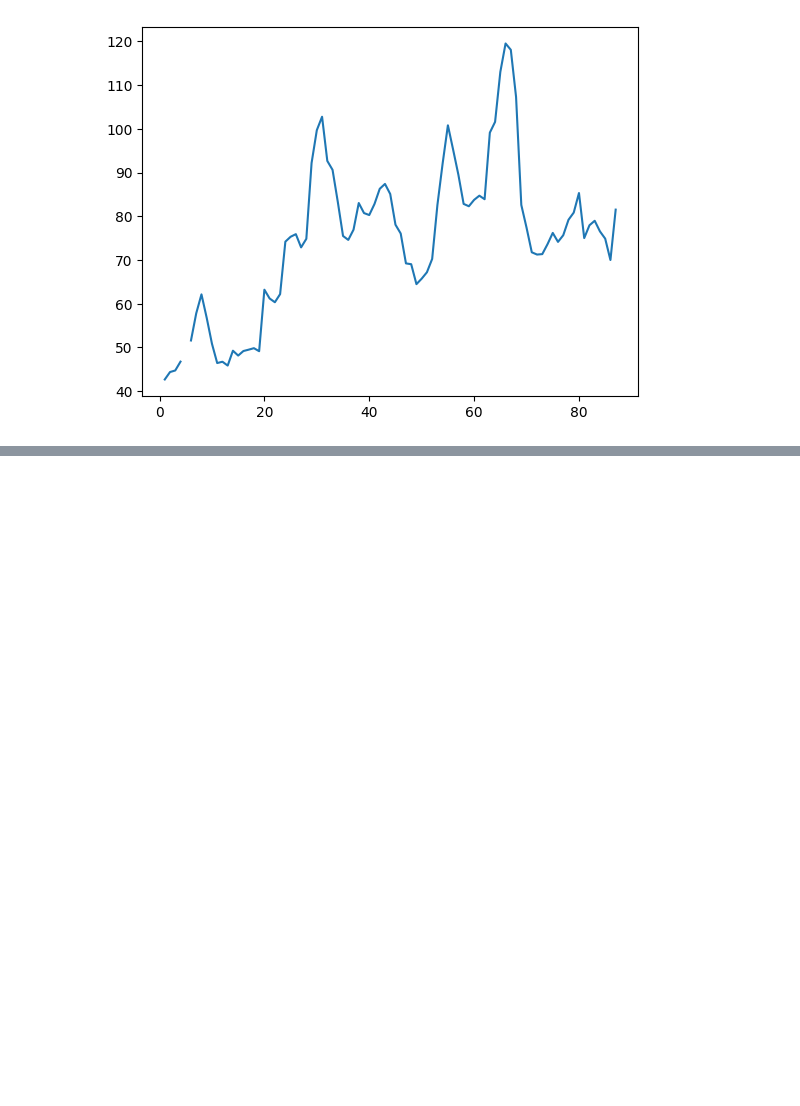
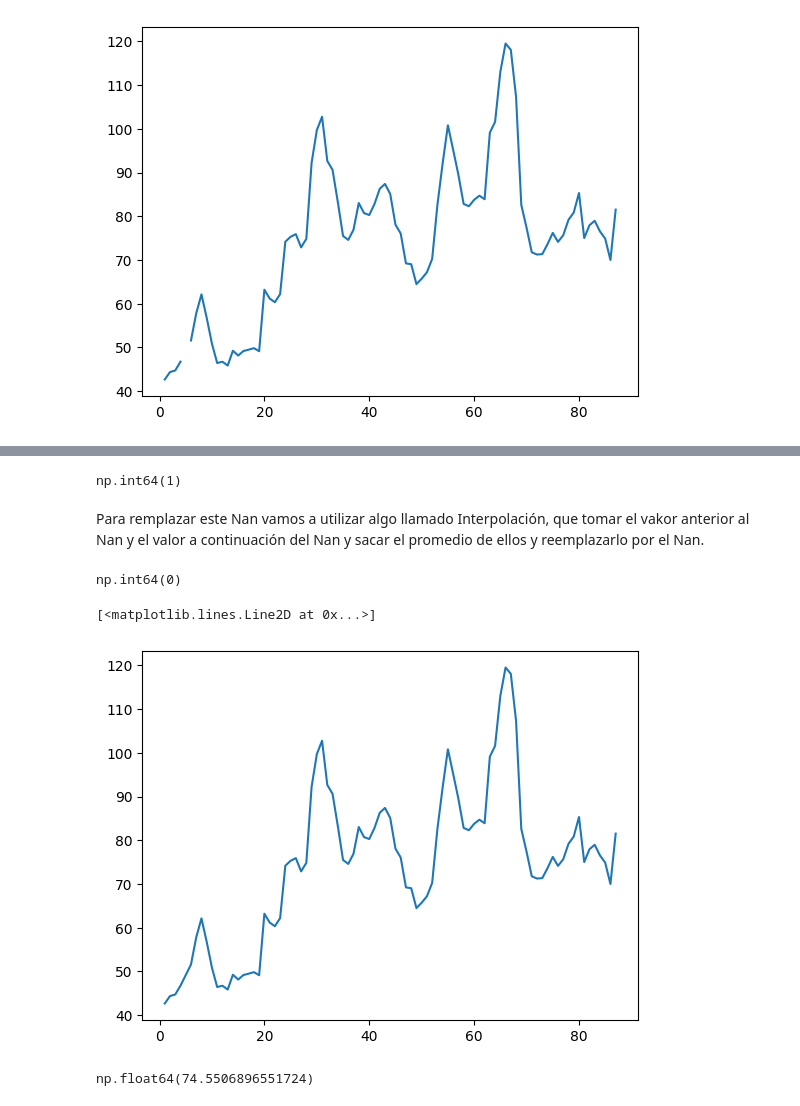
Before and after one commit to Jhon-theone/Formacion-ETL, a Jupyter notebook: Numpy.ipynb, the cells around one changed output, grey strips where cells are left out. Saved outputs shown, nothing was run; the diff lists cells and outputs as text; code cells hidden in the pictures; blank space fills up the shorter version.

```diff
--- a/Numpy.ipynb
+++ b/Numpy.ipynb
@@ -151,0 +216,21 @@ plt.plot(fechas,Kaliningrado)
+# %%
+np.sum(np.isnan(Kaliningrado)) # Una forma de identificar la cantidad de Nan en mis datos.
+# %% [output]
+np.int64(1)
+# %% [markdown]
+Para remplazar este Nan vamos a utilizar algo llamado Interpolación, que tomar el vakor anterior al Nan y el valor a continuación del Nan y sacar el promedio de ellos y reemplazarlo por el Nan.
+# %%
+Kaliningrado[4] = (Kaliningrado[3] + Kaliningrado[5]) / 2
+# %%
+np.sum(np.isnan(Kaliningrado))
+# %% [output]
+np.int64(0)
+# %%
+plt.plot(fechas,Kaliningrado)
+# %% [output]
+[<matplotlib.lines.Line2D at 0x...>]
+[figure, added]
+# %%
+np.mean(Kaliningrado)
+# %% [output]
+np.float64(74.5506896551724)
```
Also changed, not shown: parts of 13 cells of this notebook.
